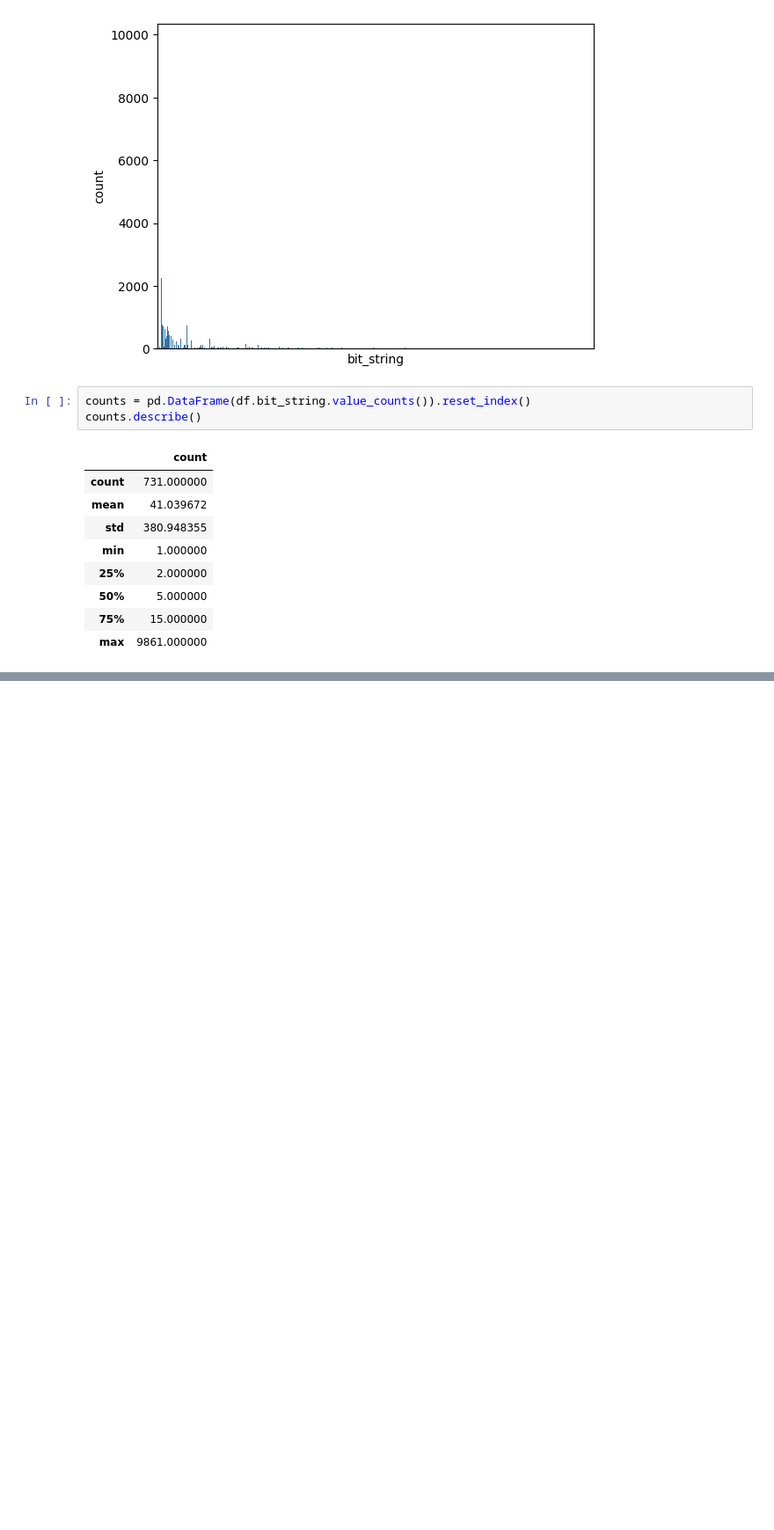
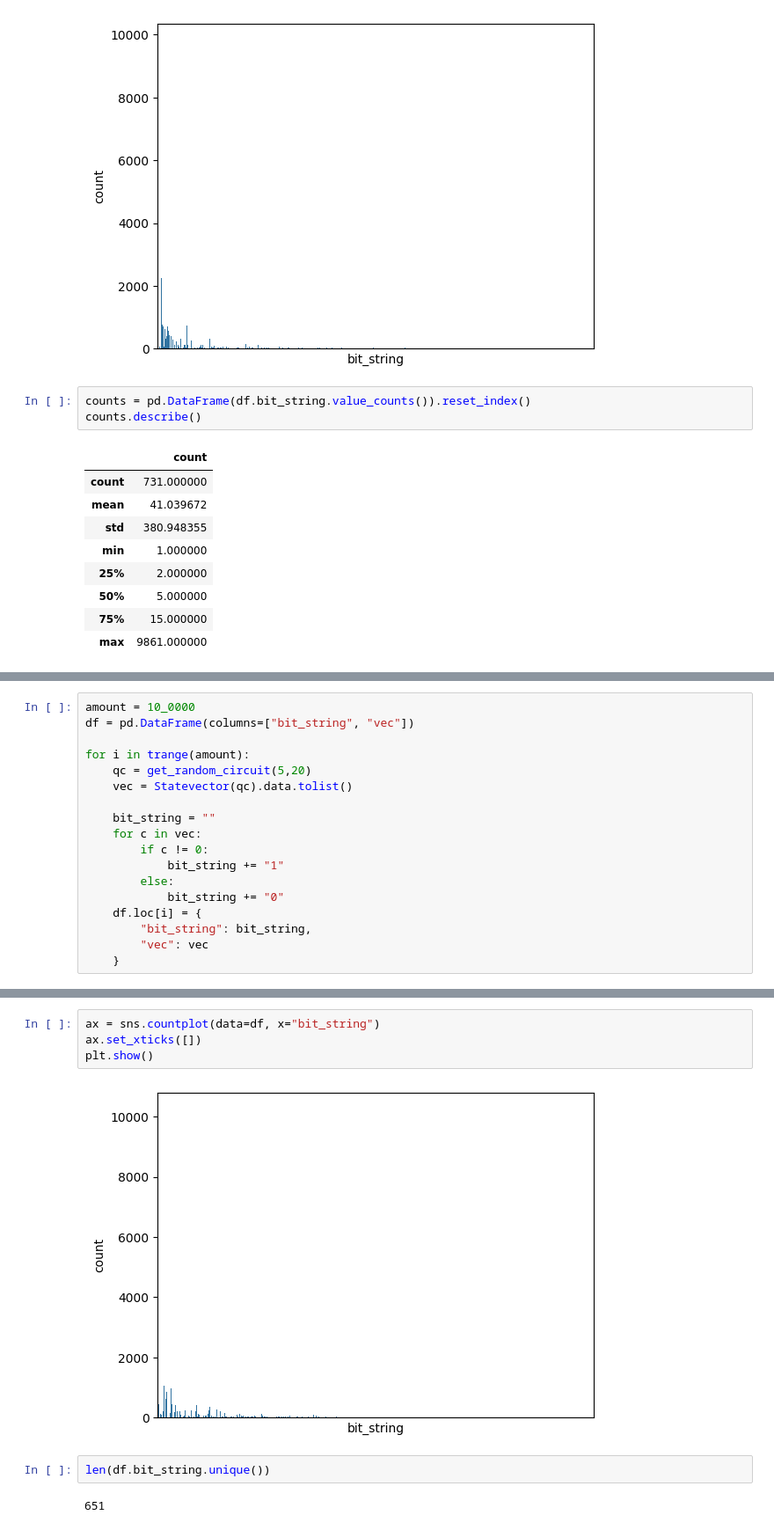
Before and after one commit to Dpbm/qcop, a Jupyter notebook: notebooks/generate-random-circuits.ipynb, the cells around one changed output, grey strips where cells are left out. Shown at 88% size. Drawn from its saved outputs; the diff is of its cells as text; blank space fills up the shorter version.

Commit message:
cleaning data and code

```diff
--- a/notebooks/generate-random-circuits.ipynb
+++ b/notebooks/generate-random-circuits.ipynb
@@ -181,0 +191,18 @@ counts.describe()
+# %%
+amount = 10_0000
+df = pd.DataFrame(columns=["bit_string", "vec"])
+
+for i in trange(amount):
+    qc = get_random_circuit(5,20)
+    vec = Statevector(qc).data.tolist()
+
+    bit_string = ""
+    for c in vec:
+        if c != 0:
+            bit_string += "1"
+        else:
+            bit_string += "0"
+    df.loc[i] = {
+        "bit_string": bit_string,
+        "vec": vec
+    }
@@ -181,0 +216,10 @@ counts.describe()
+# %%
+ax = sns.countplot(data=df, x="bit_string")
+ax.set_xticks([])
+plt.show()
+# %% [output]
+[figure, added]
+# %%
+len(df.bit_string.unique())
+# %% [output]
+651
```
Also changed, not shown: parts of 3 cells of this notebook, 35 other files.
